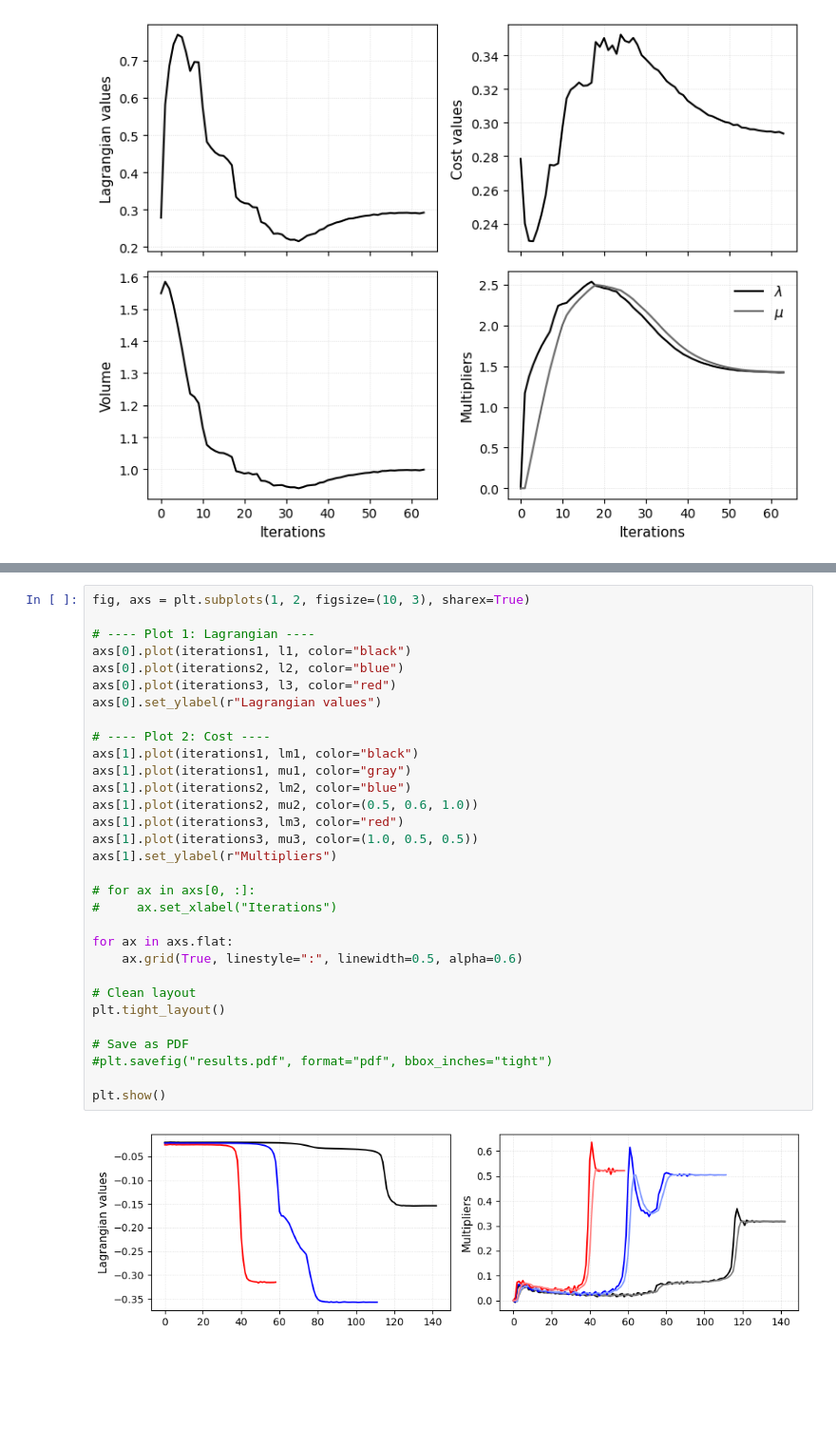
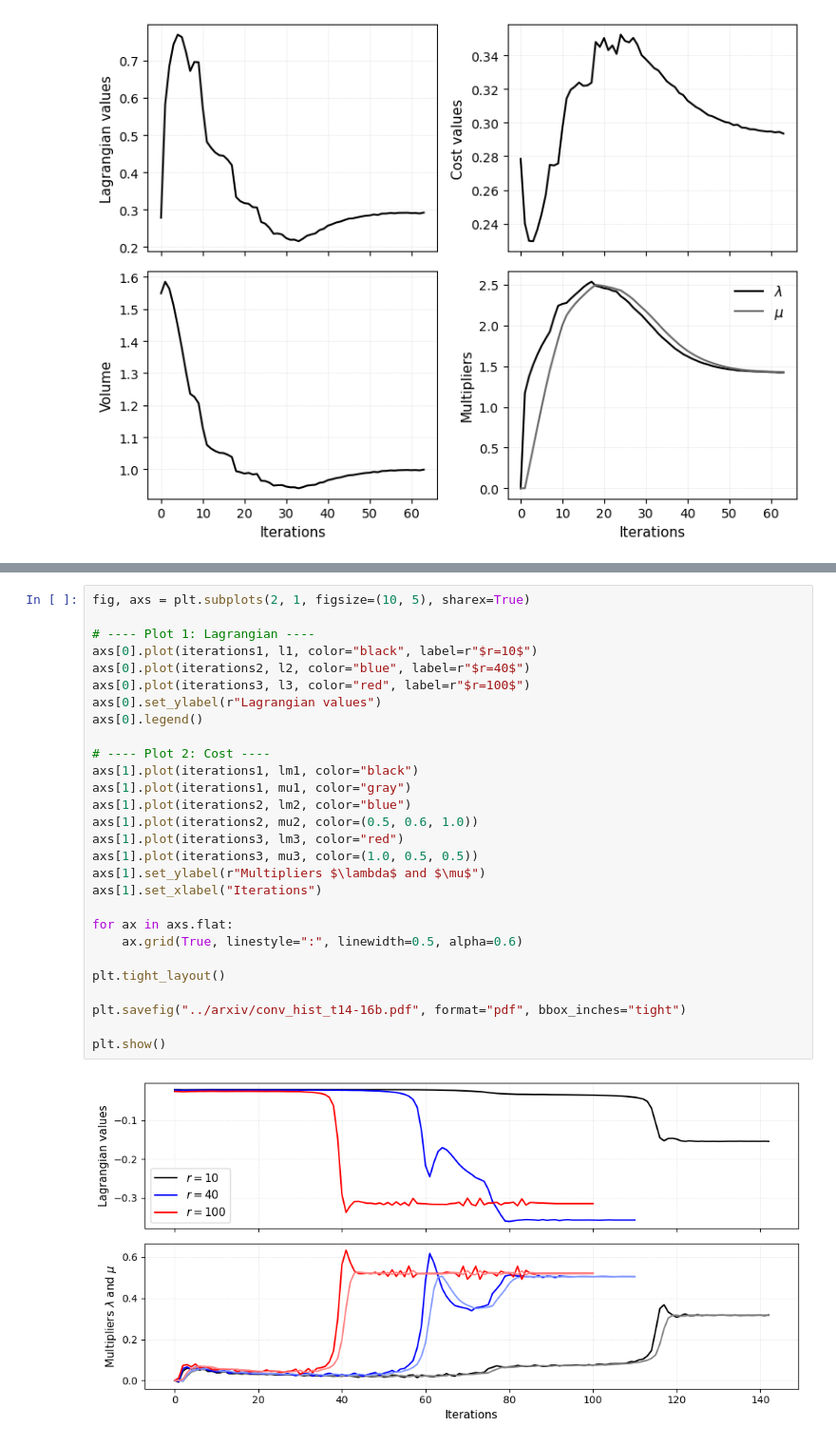
Before and after one commit to JD26/FormOpt, a Jupyter notebook: code/Examples.ipynb, the cells around one changed output, grey strips where cells are left out. Shown at 95% size. Cells and saved outputs as stored; diff of their text form; blank space fills up the shorter version.

```diff
--- a/code/Examples.ipynb
+++ b/code/Examples.ipynb
@@ -2146,33 +2141,30 @@ plt.show()
 # %%
-fig, axs = plt.subplots(1, 2, figsize=(10, 3), sharex=True)
+fig, axs = plt.subplots(2, 1, figsize=(10, 5), sharex=True)
 
 # ---- Plot 1: Lagrangian ----
-axs[0].plot(iterations1, l1, color="black")
-axs[0].plot(iterations2, l2, color="blue")
-axs[0].plot(iterations3, l3, color="red")
+axs[0].plot(iterations1, l1, color="black", label=r"$r=10$")
+axs[0].plot(iterations2, l2, color="blue", label=r"$r=40$")
+axs[0].plot(iterations3, l3, color="red", label=r"$r=100$")
 axs[0].set_ylabel(r"Lagrangian values")
+axs[0].legend()
 
 # ---- Plot 2: Cost ----
 axs[1].plot(iterations1, lm1, color="black")
 axs[1].plot(iterations1, mu1, color="gray")
 axs[1].plot(iterations2, lm2, color="blue")
 axs[1].plot(iterations2, mu2, color=(0.5, 0.6, 1.0))
 axs[1].plot(iterations3, lm3, color="red")
 axs[1].plot(iterations3, mu3, color=(1.0, 0.5, 0.5))
-axs[1].set_ylabel(r"Multipliers")
-
-# for ax in axs[0, :]:
-#     ax.set_xlabel("Iterations")
+axs[1].set_ylabel(r"Multipliers $\lambda$ and $\mu$")
+axs[1].set_xlabel("Iterations")
 
 for ax in axs.flat:
     ax.grid(True, linestyle=":", linewidth=0.5, alpha=0.6)
 
-# Clean layout
 plt.tight_layout()
 
-# Save as PDF
-#plt.savefig("results.pdf", format="pdf", bbox_inches="tight")
+plt.savefig("../arxiv/conv_hist_t14-16b.pdf", format="pdf", bbox_inches="tight")
 
 plt.show()
 # %% [output]
-[figure, old version]
+[figure, new version]
```
Also changed, not shown: parts of 13 cells of this notebook, 11 other files.
